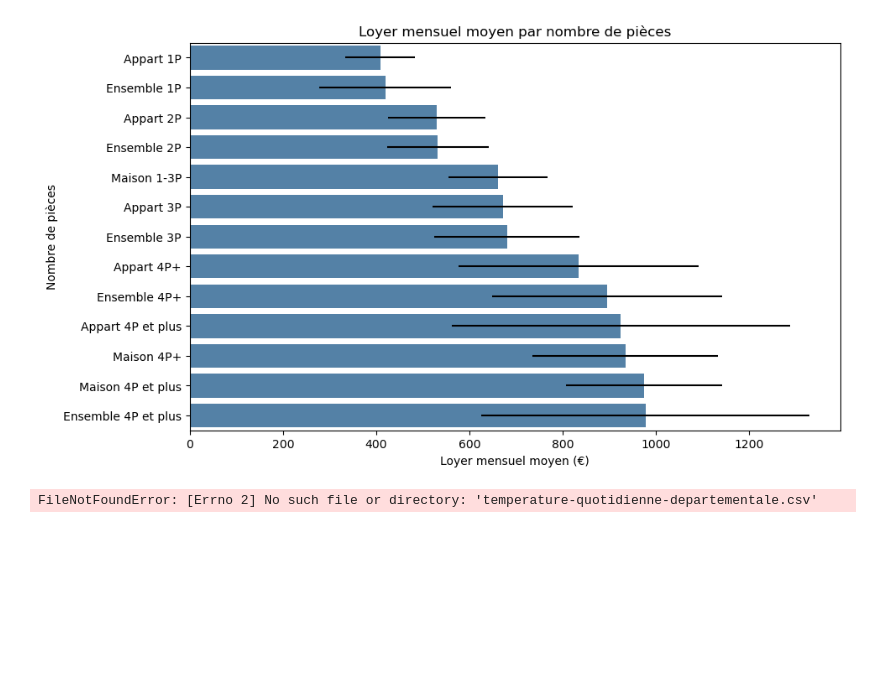
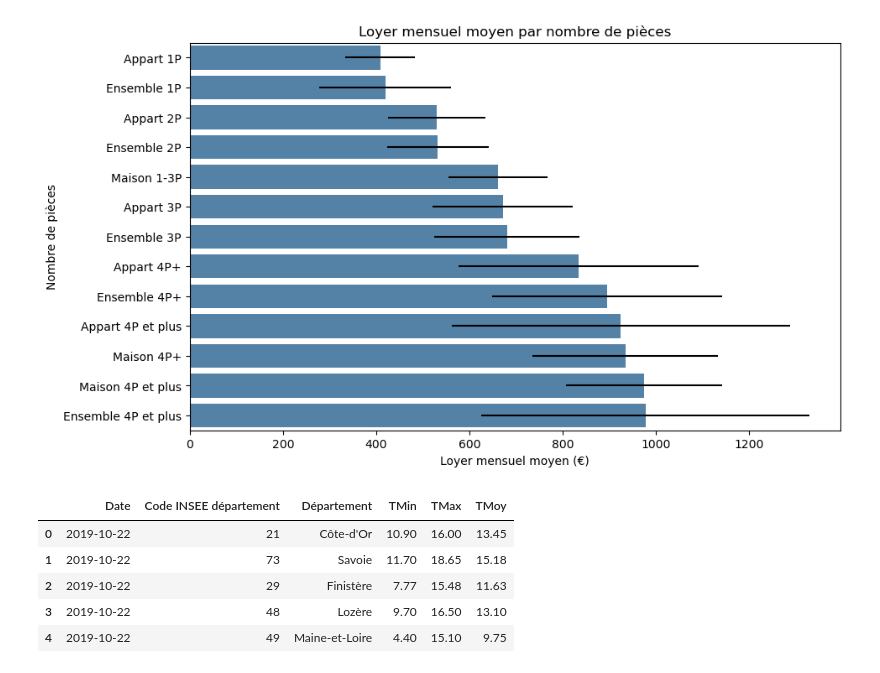
Before and after one commit to LunaGrandjean/PROJET_LOYERS, a Jupyter notebook: script/main_1.ipynb, the cells around one changed output. Cells and saved outputs as stored; diff of their text form; code cells hidden in the pictures; blank space fills up the shorter version.

```diff
--- a/script/main_1.ipynb
+++ b/script/main_1.ipynb
@@ -378,13 +378,18 @@ plt.show()
 # %% [output]
 [figure]
 # %%
-df_complémentaire = pd.read_csv("temperature-quotidienne-departementale.csv", sep=';')
+df_complémentaire = pd.read_csv("../data/temperature-quotidienne-departementale.csv", sep=';')
 df_complémentaire.rename(columns = {"TMin (°C)": "TMin"}, inplace=True)
 df_complémentaire.rename(columns = {"TMax (°C)": "TMax"}, inplace=True)
 df_complémentaire.rename(columns = {"TMoy (°C)": "TMoy"}, inplace=True)
 df_complémentaire.head()
 # %% [output]
-FileNotFoundError: [Errno 2] No such file or directory: 'temperature-quotidienne-departementale.csv'
+|  | Date | Code INSEE département | Département | TMin | TMax | TMoy |
+| 0 | 2019-10-22 | 21 | Côte-d'Or | 10.90 | 16.00 | 13.45 |
+| 1 | 2019-10-22 | 73 | Savoie | 11.70 | 18.65 | 15.18 |
+| 2 | 2019-10-22 | 29 | Finistère | 7.77 | 15.48 | 11.63 |
+| 3 | 2019-10-22 | 48 | Lozère | 9.70 | 16.50 | 13.10 |
+| 4 | 2019-10-22 | 49 | Maine-et-Loire | 4.40 | 15.10 | 9.75 |
 # %%
 departements_selectionnes = ['29', '36', '83', '54', '30', '31', '56', '13', '61', '25', '59', '69', '34', '44', '06', '35', '974', '75', '42', '43', '64', '77', "95"]
 df_complémentaire_selection = df_complémentaire[df_complémentaire['Code INSEE département'].isin(departements_selectionnes)]
```
Also changed, not shown: parts of 2 cells of this notebook.
